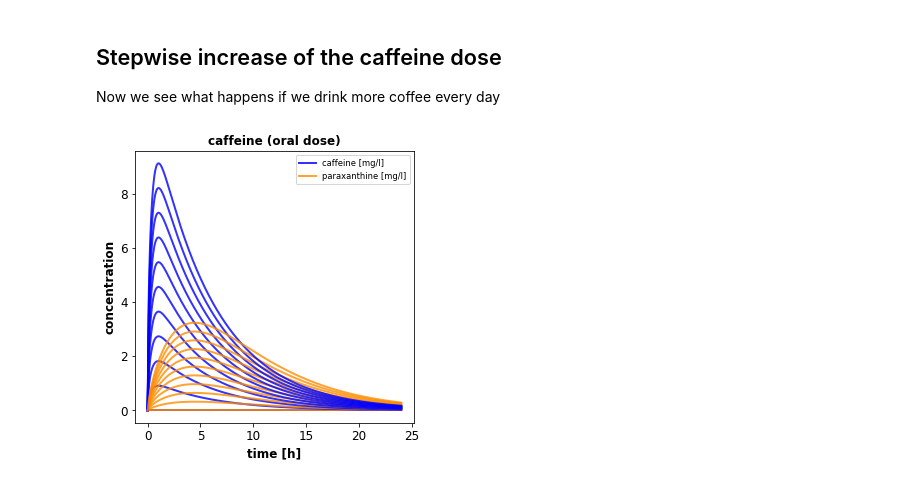
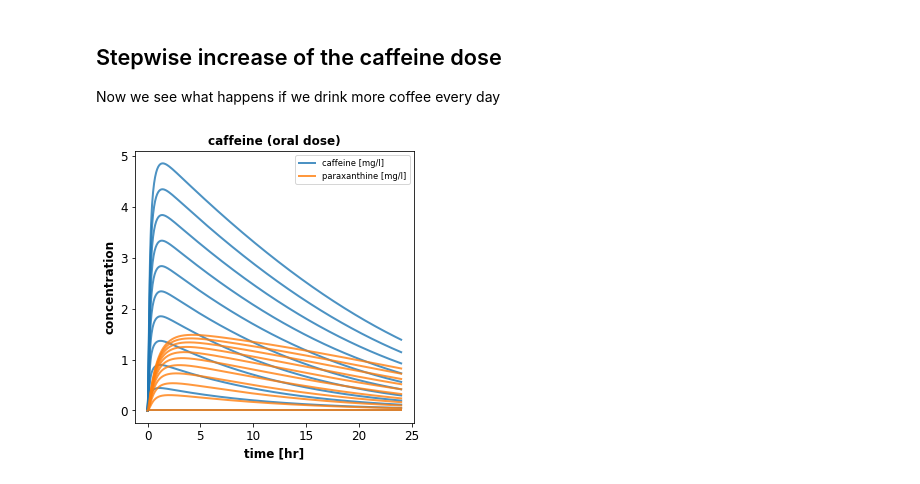
Before and after one commit to matthiaskoenig/pkpd-course, a Jupyter notebook: notebooks/pkpd-tutorial.ipynb, the cells around one changed output. Cells and saved outputs as stored; diff of their text form; code cells hidden in the pictures.

```diff
--- a/notebooks/pkpd-tutorial.ipynb
+++ b/notebooks/pkpd-tutorial.ipynb
@@ -61,11 +81,11 @@ This notebook demonstrates some simple use cases and analysis of the model.
 ## Load the caffeine model
 The full model report with information about the parameter names is available at
 # %%
-from helpers import *
-print(caffeine_model)
+# from helpers import *
+print(caffeine_sbml)
 
 # load the model
-r = roadrunner.RoadRunner(caffeine_model)
+r = roadrunner.RoadRunner(caffeine_sbml)
 # set variables in result
 r.timeCourseSelections = ["time"] + r.model.getFloatingSpeciesIds() + r.model.getGlobalParameterIds()
 # pprint(r.timeCourseSelections)
@@ -103,11 +130,16 @@ display(s.head())
 # %%
 # plot venous caffeine & paraxanthine concentrations against time
 f1, ax1 = plt.subplots(1, 1, figsize=(5, 5))
-ax1.plot(s.time, s.Cve_caf, linewidth=2, label="caffeine [mg/l]") # caffeine concentration, venous blood
-ax1.plot(s.time, s.Cve_px, linewidth=2, label="paraxanthine [mg/l]")  # paraxanthine concentration, venous blood
+
+time_min = s.time/60  # [min] -> [hr]
+
+# caffeine concentration, venous blood
+ax1.plot(time_min, s.Mve_caf, linewidth=2, label="caffeine [mg/l]", color="tab:blue")
+# paraxanthine concentration, venous blood
+ax1.plot(time_min, s.Mve_px, linewidth=2, label="paraxanthine [mg/l]", color="tab:orange")
 ax1.set_title('100 [mg] caffeine (oral dose)')
 ax1.set_ylabel('concentration [mg/l]')
-ax1.set_xlabel('time [hr]')
+ax1.set_xlabel('time [min]')
 ax1.legend()
 plt.show()
 # %% [output]
@@ -120,14 +152,20 @@ For this we select all the columns in the solution which belong the amount of ca
 # plot caffeine and paraxanthine amounts
 f1, (ax1, ax2) = plt.subplots(1, 2, figsize=(10,5))
 axes = (ax1, ax2)
-organs = ["li", "ki", "lu", "sp", "gu", "re"]
+organs = {
+    "li": "liver",
+    "ki": "kidney",
+    "lu": "lung",
+    "gu": "gut",
+    "re": "rest",
+}
 
-for organ in organs:
-    sid = f"A{organ}_caf"
-    label = f"caffeine ({organ}) [mg]"
+for organ, name in organs.items():
+    sid = f"X{organ}_plasma_caf"
+    label = f"caffeine ({name}) [mg]"
     ax1.plot(s.time, s[sid], label=label)
 
-    sid = f"C{organ}_caf"
+    sid = f"M{organ}_plasma_caf"
     label = f"caffeine ({organ}) [mg/l]"
     ax2.plot(s.time, s[sid], label=label)
 
@@ -167,38 +204,39 @@ Now we see what happens if we drink more coffee every day
 # %%
 doses = np.linspace(0, 500, num=11)
 results = []
 
 for dose in doses:
     # reset model to initial state
-    r.reset(roadrunner.SelectionRecord.ALL)
+    r.reset()
 
     # set the oral dose
     r['init(PODOSE_caf)'] = dose  # [mg]
 
     # simulate the model for 24[h]
-    s = simulate(r, start=0, end=24, steps=500)
+    s = simulate(r, start=0, end=24*60, steps=500)
     results.append(s)
 
 # plot venous caffeine & paraxanthine against time
 f1, ax1 = plt.subplots(1, 1, figsize=(5, 5))
 for k, s in enumerate(results):
+    time_min = s.time/60
     if k == 1:
         label = "caffeine [mg/l]"
     else:
         label = "__nolabel__"
-    ax1.plot(s.time, s.Cve_caf, linewidth=2, color="blue", label=label, alpha=0.8)
+    ax1.plot(time_min, s.Mve_caf, linewidth=2, color="tab:blue", label=label, alpha=0.8)
     if k == 1:
         label = "paraxanthine [mg/l]"
     else:
         label = "__nolabel__"
-    ax1.plot(s.time, s.Cve_px, linewidth=2, color="darkorange", label=label, alpha=0.8)
+    ax1.plot(time_min, s.Mve_px, linewidth=2, color="tab:orange", label=label, alpha=0.8)
 ax1.set_title('caffeine (oral dose)')
 ax1.set_ylabel('concentration')
-ax1.set_xlabel('time [h]')
+ax1.set_xlabel('time [hr]')
 ax1.legend()
 plt.show()
 # %% [output]
-[figure, old version]
+[figure, new version]
 # %% [markdown]
 # Exercises
 ## E1 Your caffeine level
```
Also changed, not shown: parts of 9 cells of this notebook, 52 other files.
